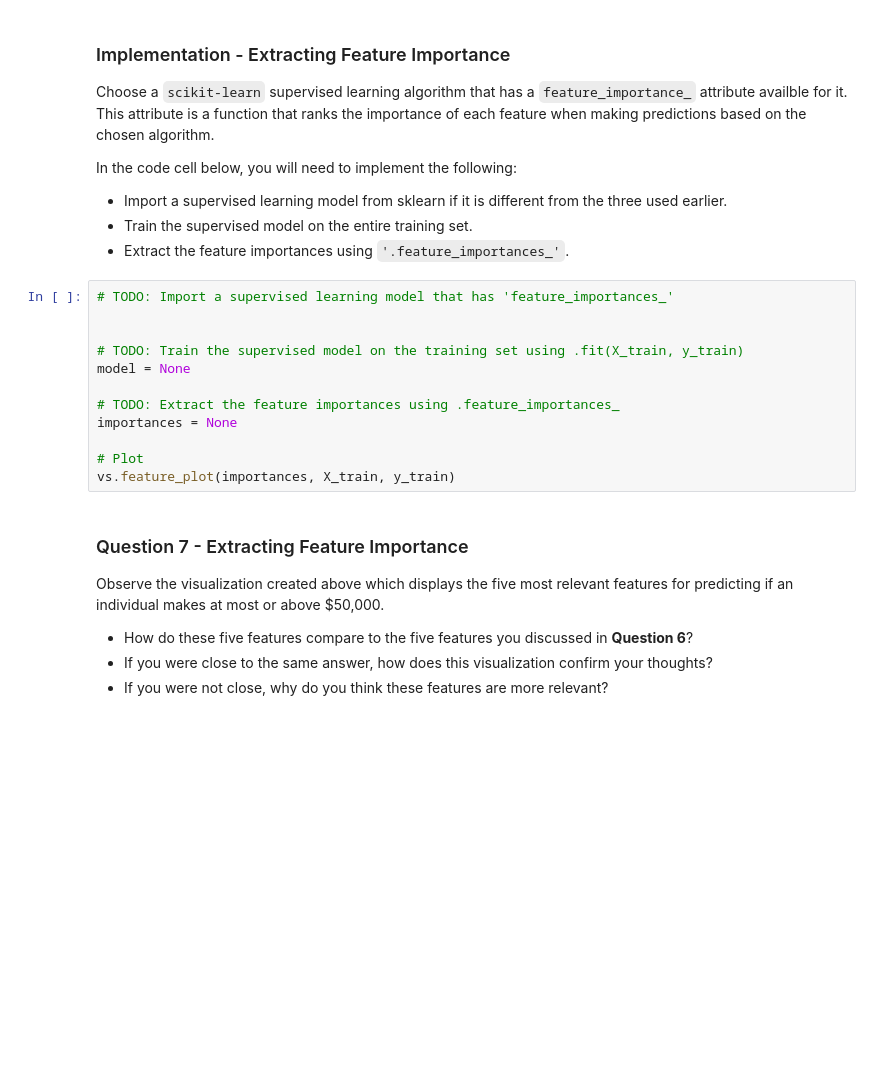
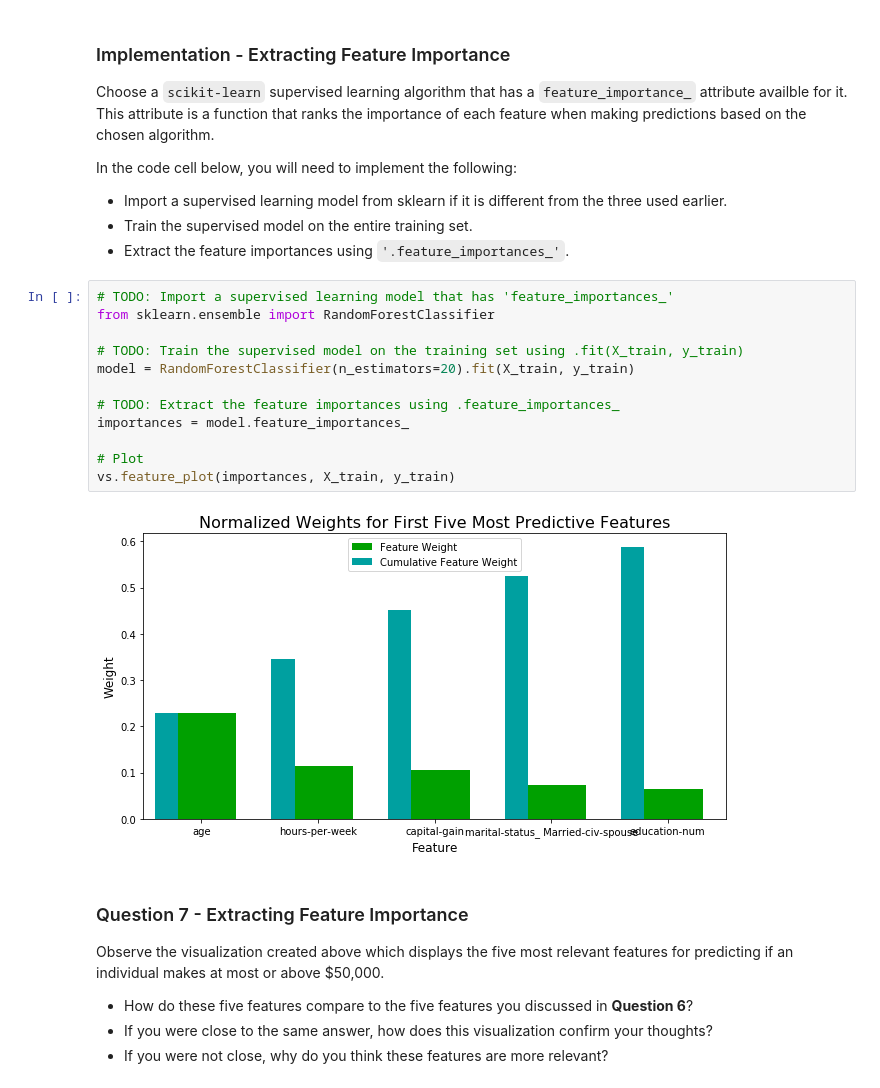
Before and after one commit to WillianPaiva/machine-learning, a Jupyter notebook: projects/finding_donors/finding_donors.ipynb, the cells around one changed output. Cells and saved outputs as stored; diff of their text form; blank space fills up the shorter version.

```diff
--- a/projects/finding_donors/finding_donors.ipynb
+++ b/projects/finding_donors/finding_donors.ipynb
@@ -509,16 +625,18 @@ In the code cell below, you will need to implement the following:
  - Extract the feature importances using `'.feature_importances_'`.
 # %%
 # TODO: Import a supervised learning model that has 'feature_importances_'
-
+from sklearn.ensemble import RandomForestClassifier
 
 # TODO: Train the supervised model on the training set using .fit(X_train, y_train)
-model = None
+model = RandomForestClassifier(n_estimators=20).fit(X_train, y_train)
 
 # TODO: Extract the feature importances using .feature_importances_
-importances = None
+importances = model.feature_importances_
 
 # Plot
 vs.feature_plot(importances, X_train, y_train)
+# %% [output]
+[figure, added]
 # %% [markdown]
 ### Question 7 - Extracting Feature Importance
 
```
Also changed, not shown: parts of 20 cells of this notebook, 4 other files.
